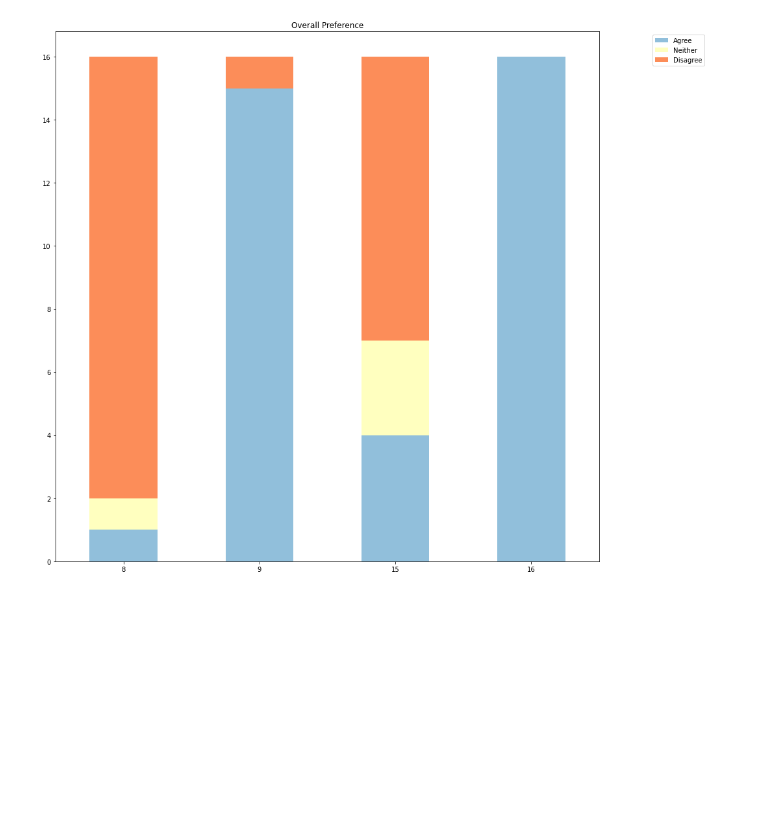
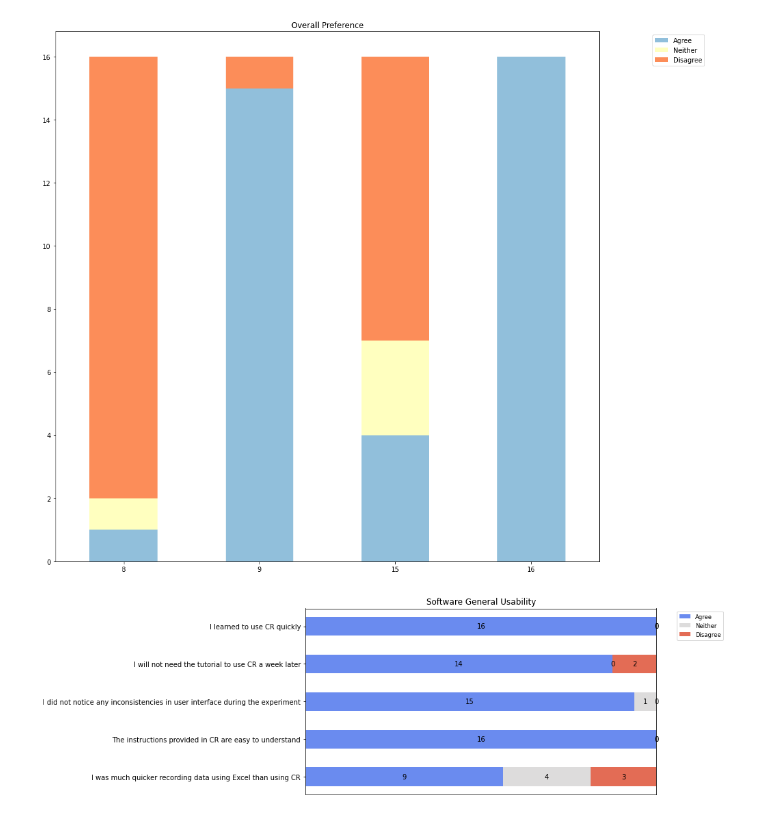
Before and after one commit to YuxuanZhou1/Character-Recorder-DA, a Jupyter notebook: Question classifier.ipynb, the cells around one changed output. Saved outputs shown, nothing was run; the diff lists cells and outputs as text; code cells hidden in the pictures; blank space fills up the shorter version.

Commit message:
update draw 6 and draw 7

```diff
--- a/Question classifier.ipynb
+++ b/Question classifier.ipynb
@@ -218,0 +264,8 @@ plt.savefig(os.path.join('Pics/Question Classifier/V.2/Overall Preference.png'),
+# %%
+scale = [1, 2, 3, 4, 7]
+draw6(SA, scale)
+
+plt.title("Software General Usability")
+plt.savefig(os.path.join('Pics/Question Classifier/V.3/Software General Usability.png'), dpi=300, format='png', bbox_inches='tight')
+# %% [output]
+[figure, added]
```
Also changed, not shown: parts of 6 cells of this notebook, 10 other files.
